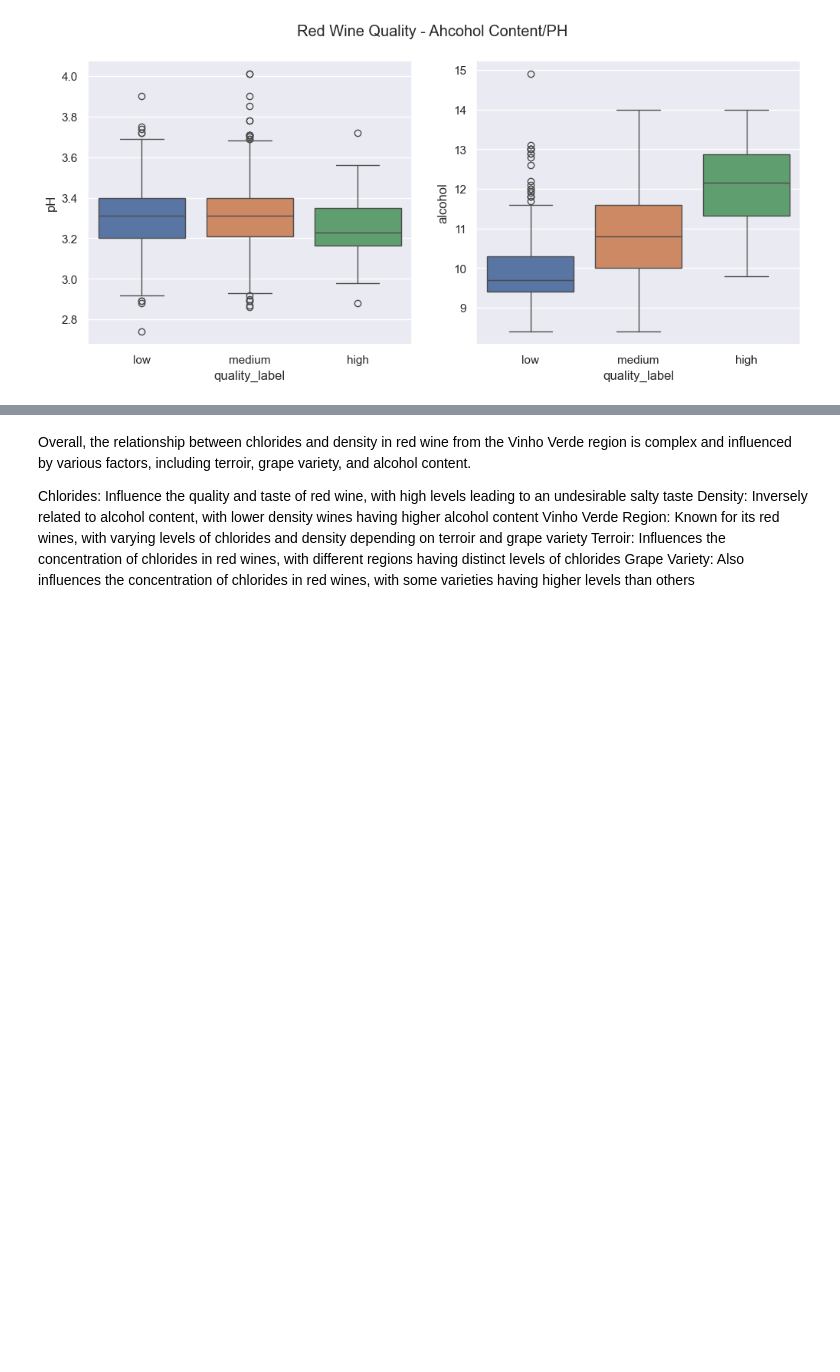
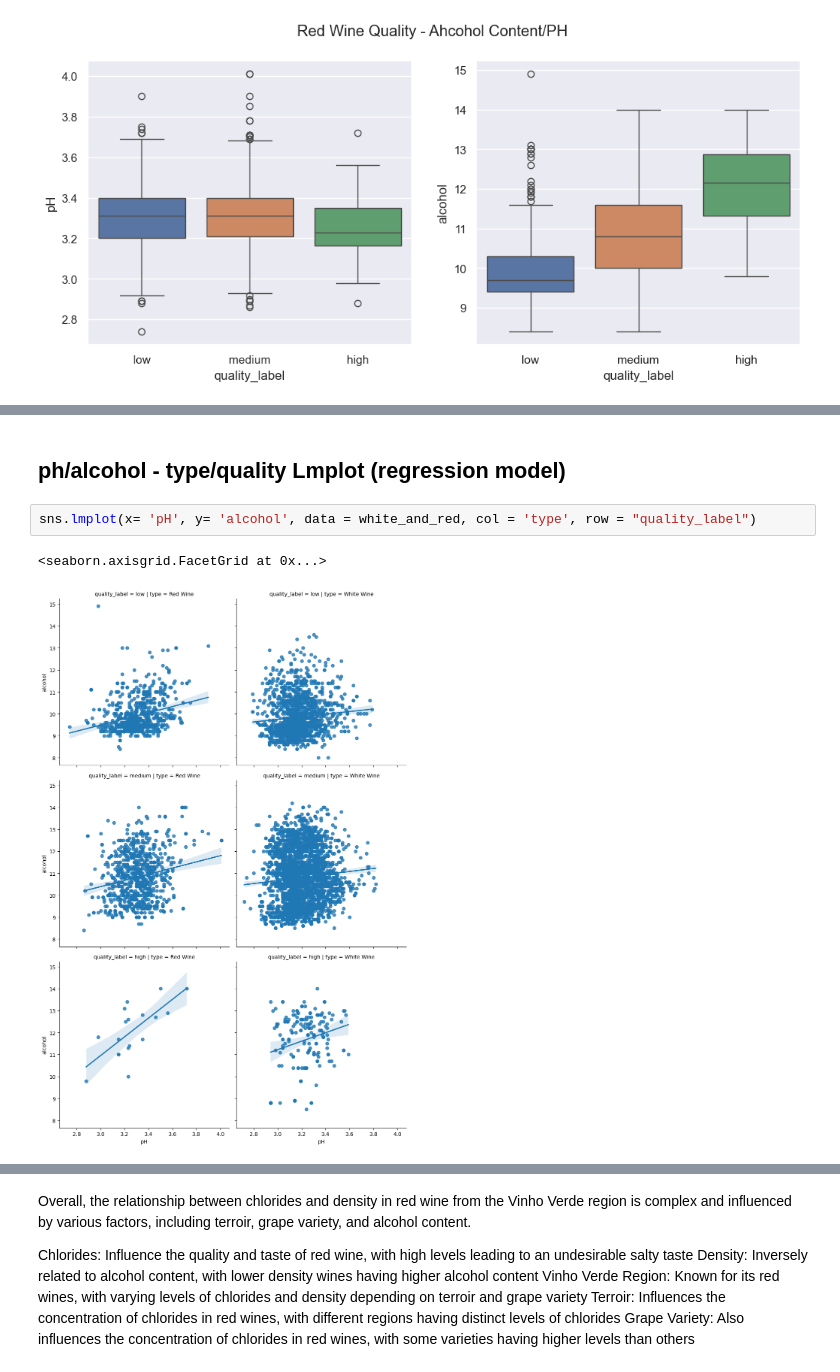
Before and after one commit to AlexIchie-coder/Projects, a Jupyter notebook: BlueberryWine/Red_And_White_Wine.ipynb, the cells around one changed output, grey strips where cells are left out. Saved outputs shown, nothing was run; the diff lists cells and outputs as text; blank space fills up the shorter version.

```diff
--- a/BlueberryWine/Red_And_White_Wine.ipynb
+++ b/BlueberryWine/Red_And_White_Wine.ipynb
@@ -204,0 +381,7 @@ Text(0.5, 1.0, 'Correlation Matrix')
+# %% [markdown]
+## ph/alcohol - type/quality Lmplot (regression model)
+# %%
+sns.lmplot(x= 'pH', y= 'alcohol', data = white_and_red, col = 'type', row = "quality_label")
+# %% [output]
+<seaborn.axisgrid.FacetGrid at 0x...>
+[figure, added]
```
Also changed, not shown: parts of 43 cells of this notebook, 1 other file.
